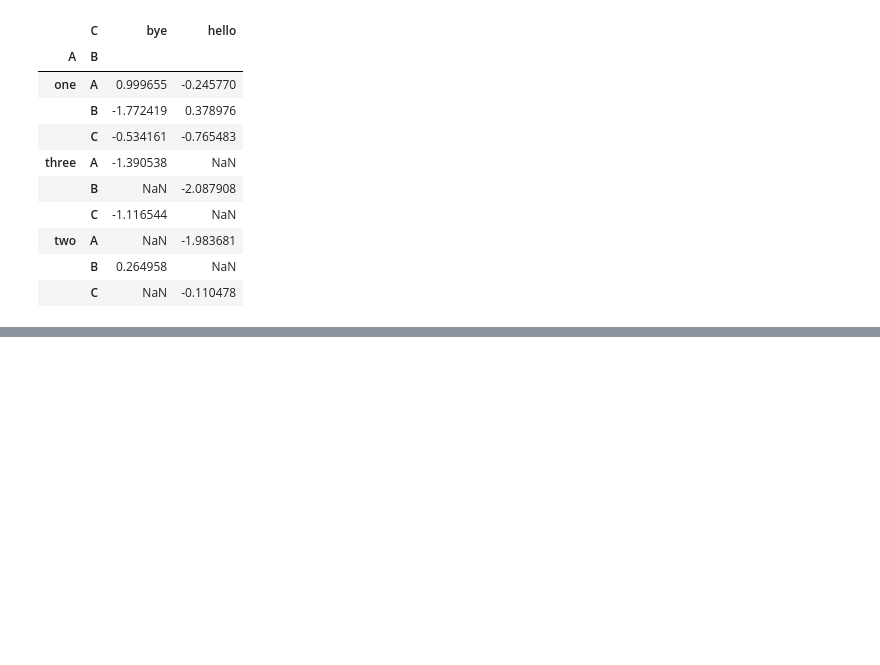
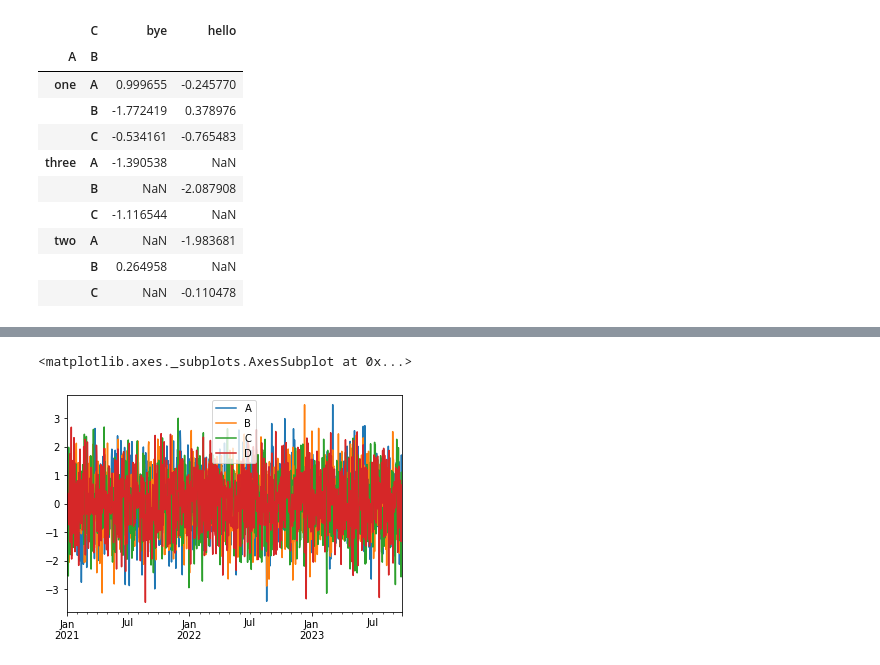
Before and after one commit to DeepanshuPasrija/Python02082021, a Jupyter notebook: pandas.ipynb, the cells around one changed output, grey strips where cells are left out. Cells and saved outputs as stored; diff of their text form; code cells hidden in the pictures; blank space fills up the shorter version.

```diff
--- a/pandas.ipynb
+++ b/pandas.ipynb
@@ -489,0 +501,4 @@ filteredData.to_csv("NewData.csv")
+# %%
+df = pd.DataFrame(np.random.randn(1000,4),index=numbers.index, columns=['A','B','C','D',])
+# %%
+df = df.cumsum()
@@ -489,0 +510,5 @@ filteredData.to_csv("NewData.csv")
+# %%
+df.plot()
+# %% [output]
+<matplotlib.axes._subplots.AxesSubplot at 0x...>
+[figure, added]
```
Also changed, not shown: parts of 6 cells of this notebook.
